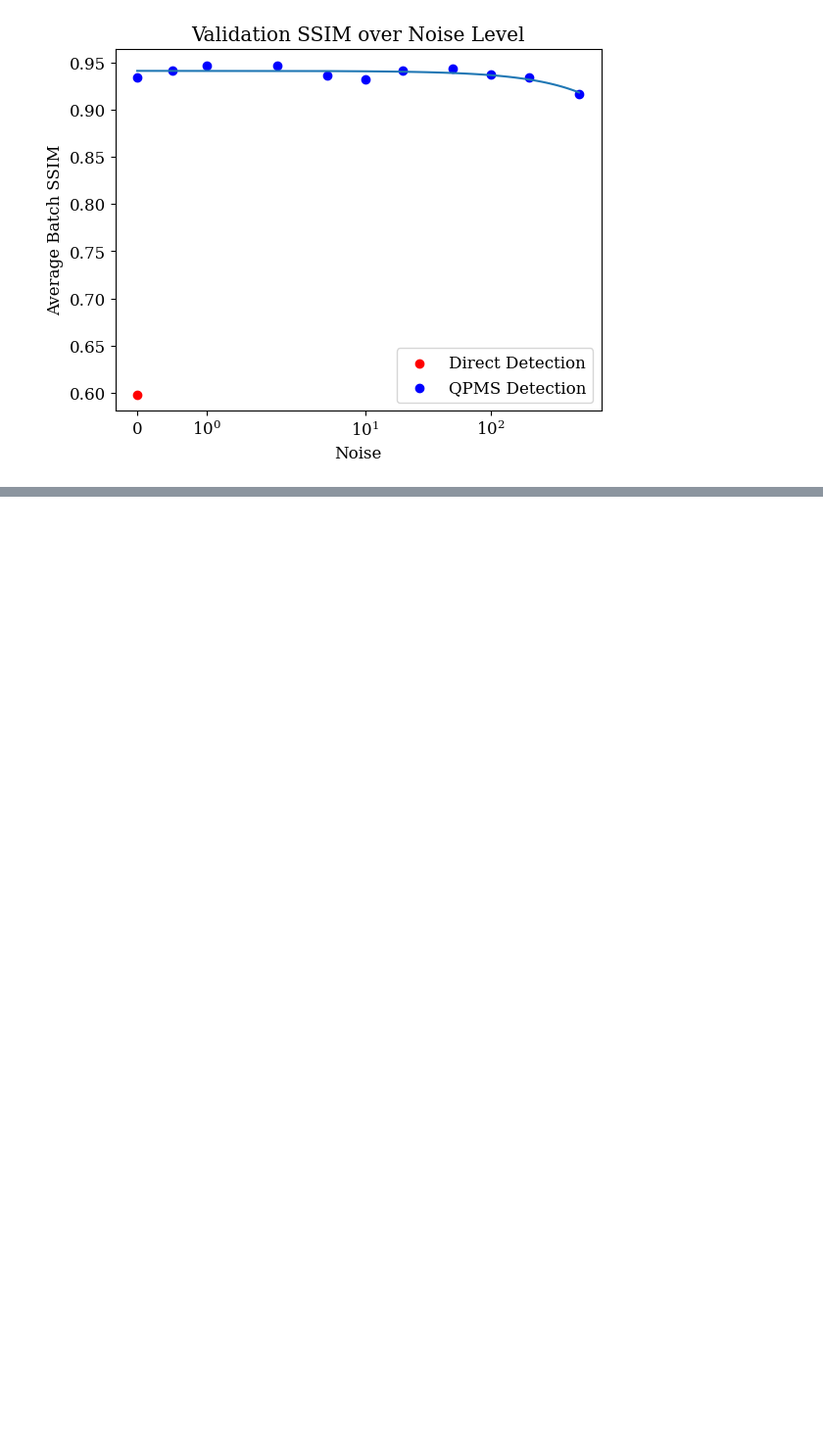
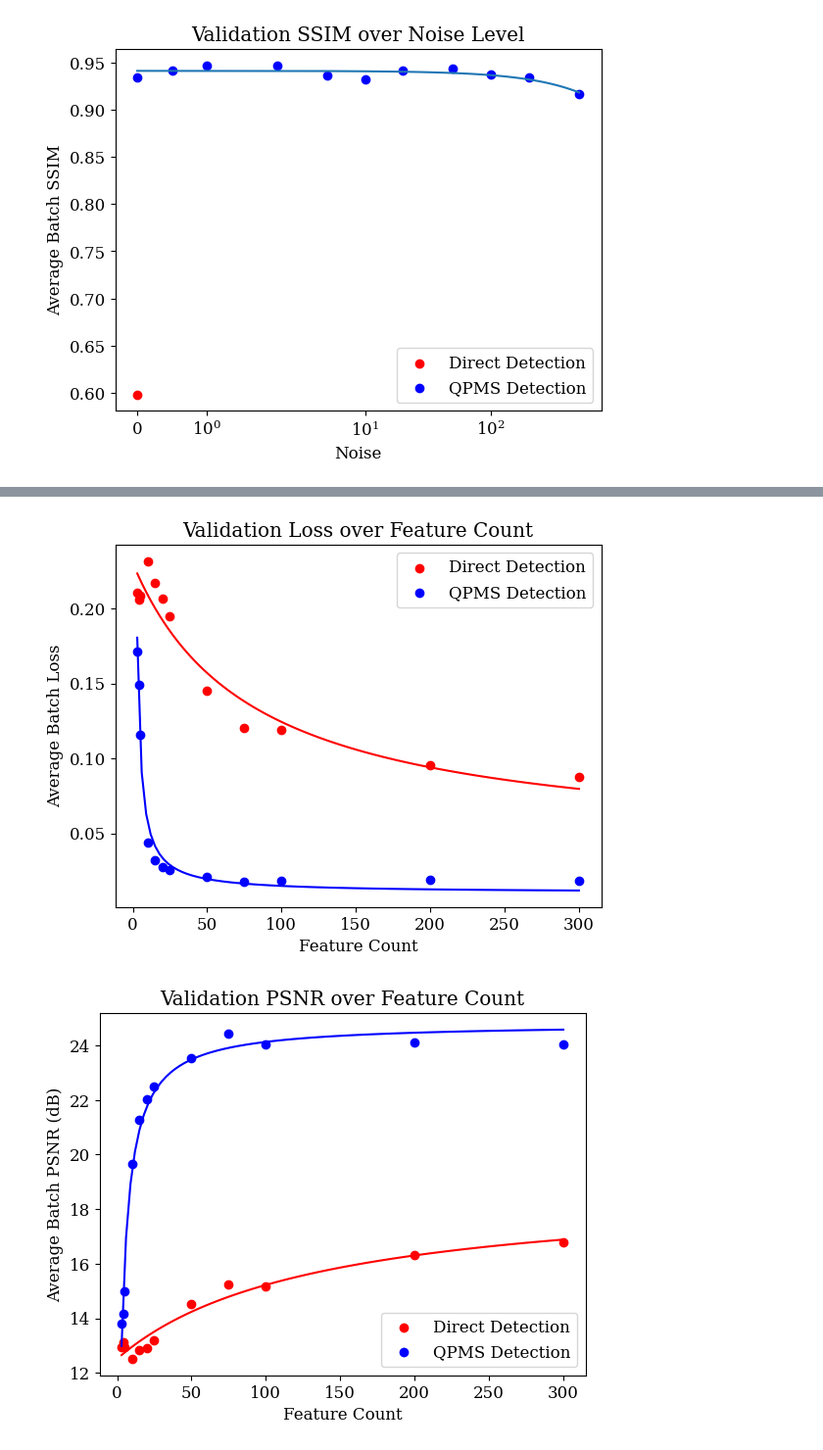
Before and after one commit to mbthomas1124/low-photon-compressive-imaging, a Jupyter notebook: code/figures.ipynb, the cells around one changed output, grey strips where cells are left out. Shown at 98% size. Saved outputs shown, nothing was run; the diff lists cells and outputs as text; code cells hidden in the pictures; blank space fills up the shorter version.

```diff
--- a/code/figures.ipynb
+++ b/code/figures.ipynb
@@ -109,0 +111,57 @@ plt.show()
+# %%
+results = pd.read_csv("../data/features//varied_features_results.csv")
+direct = results[results["detection_type"] == "Direct Detection"]
+qpms = results[results["detection_type"] == "QPMS"]
+
+x_fitted = np.linspace(np.min(results["num_features"]), np.max(results["num_features"]), 100)
+
+plt.scatter(direct["num_features"], direct["val_loss"], color='r', label="Direct Detection")
+plt.scatter(qpms["num_features"], qpms["val_loss"], color='b', label="QPMS Detection")
+[a,b,c], _ = curve_fit(lambda x,a,b,c: (a/(x+b))+c, direct["num_features"], direct["val_loss"])
+y_fitted = (a / (x_fitted + b)) + c
+plt.plot(x_fitted, y_fitted, 'r')
+[a,b,c], _ = curve_fit(lambda x,a,b,c: (a/(x+b))+c, qpms["num_features"], qpms["val_loss"])
+y_fitted = (a / (x_fitted + b)) + c
+plt.plot(x_fitted, y_fitted, 'b')
+plt.title("Validation Loss over Feature Count")
+plt.ylabel("Average Batch Loss")
+plt.xlabel("Feature Count")
+plt.legend()
+plt.show()
+
+
+plt.scatter(direct["num_features"], direct["val_psnr"], color='r', label="Direct Detection")
+plt.scatter(qpms["num_features"], qpms["val_psnr"], color='b', label="QPMS Detection")
+p0, _ = curve_fit(lambda x,a,b,c: (a/(x+b))+c, direct["num_features"], direct["val_ssim"])
+p0[0] = np.mean(direct["val_psnr"]/direct["val_ssim"])*p0[0]
+[a,b,c], _ = curve_fit(lambda x,a,b,c: (a/(x+b))+c, direct["num_features"], direct["val_psnr"], p0=p0)
+y_fitted = (a / (x_fitted + b)) + c
+plt.plot(x_fitted, y_fitted, 'r')
+p0, _ = curve_fit(lambda x,a,b,c: (a/(x+b))+c, qpms["num_features"], qpms["val_ssim"])
+p0[0] = np.mean(qpms["val_psnr"]/qpms["val_ssim"])*p0[0]
+[a,b,c], _ = curve_fit(lambda x,a,b,c: (a/(x+b))+c, qpms["num_features"], qpms["val_psnr"], p0=p0)
+y_fitted = (a / (x_fitted + b)) + c
+plt.plot(x_fitted, y_fitted, 'b')
+plt.title("Validation PSNR over Feature Count")
+plt.ylabel("Average Batch PSNR (dB)")
+plt.xlabel("Feature Count")
+plt.legend()
+plt.show()
+
+
+plt.scatter(direct["num_features"], direct["val_ssim"], color='r', label="Direct Detection")
+plt.scatter(qpms["num_features"], qpms["val_ssim"], color='b', label="QPMS Detection")
+[a,b,c], _ = curve_fit(lambda x,a,b,c: (a/(x+b))+c, direct["num_features"], direct["val_ssim"])
+y_fitted = (a / (x_fitted + b)) + c
+plt.plot(x_fitted, y_fitted, 'r')
+[a,b,c], _ = curve_fit(lambda x,a,b,c: (a/(x+b))+c, qpms["num_features"], qpms["val_ssim"])
+y_fitted = (a / (x_fitted + b)) + c
+plt.plot(x_fitted, y_fitted, 'b')
+plt.title("Validation SSIM over Feature Count")
+plt.ylabel("Average Batch SSIM")
+plt.xlabel("Feature Count")
+plt.legend()
+plt.show()
+# %% [output]
+[figure, added]
+[figure, added]
```
Also changed, not shown: parts of 3 cells of this notebook.
